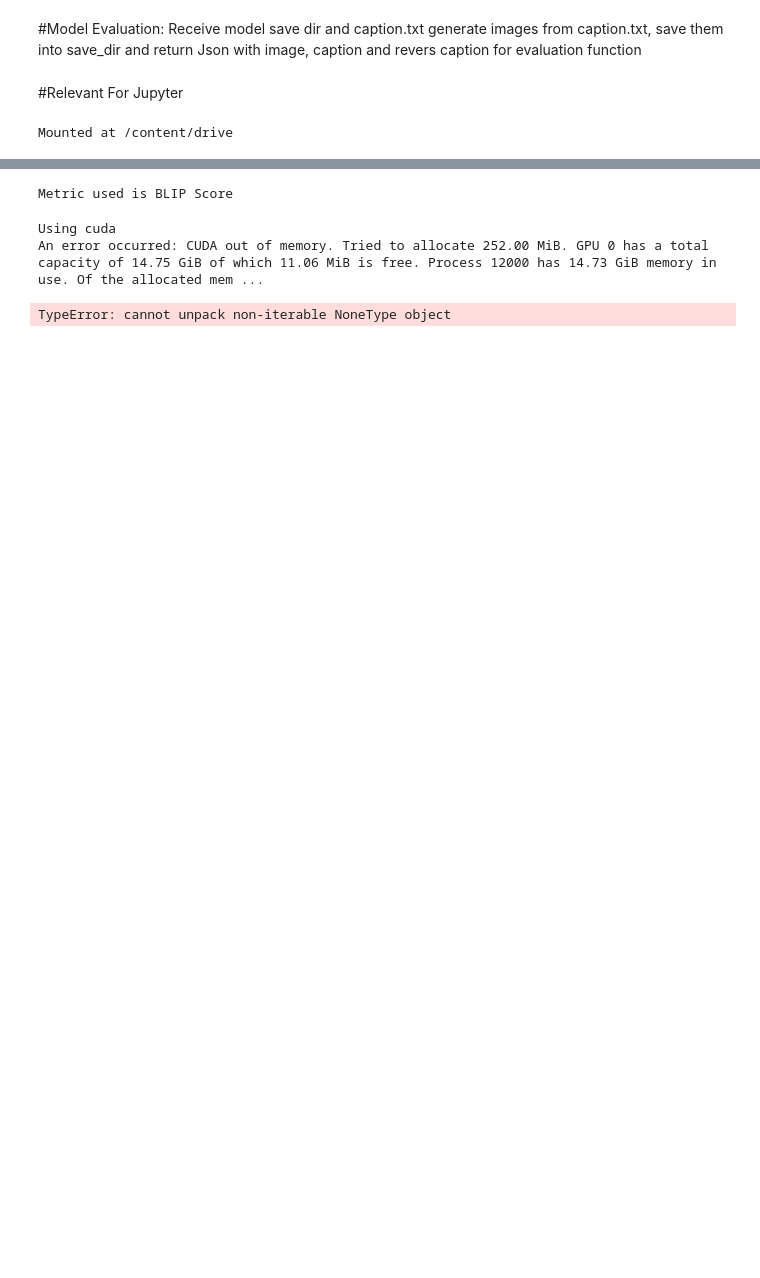
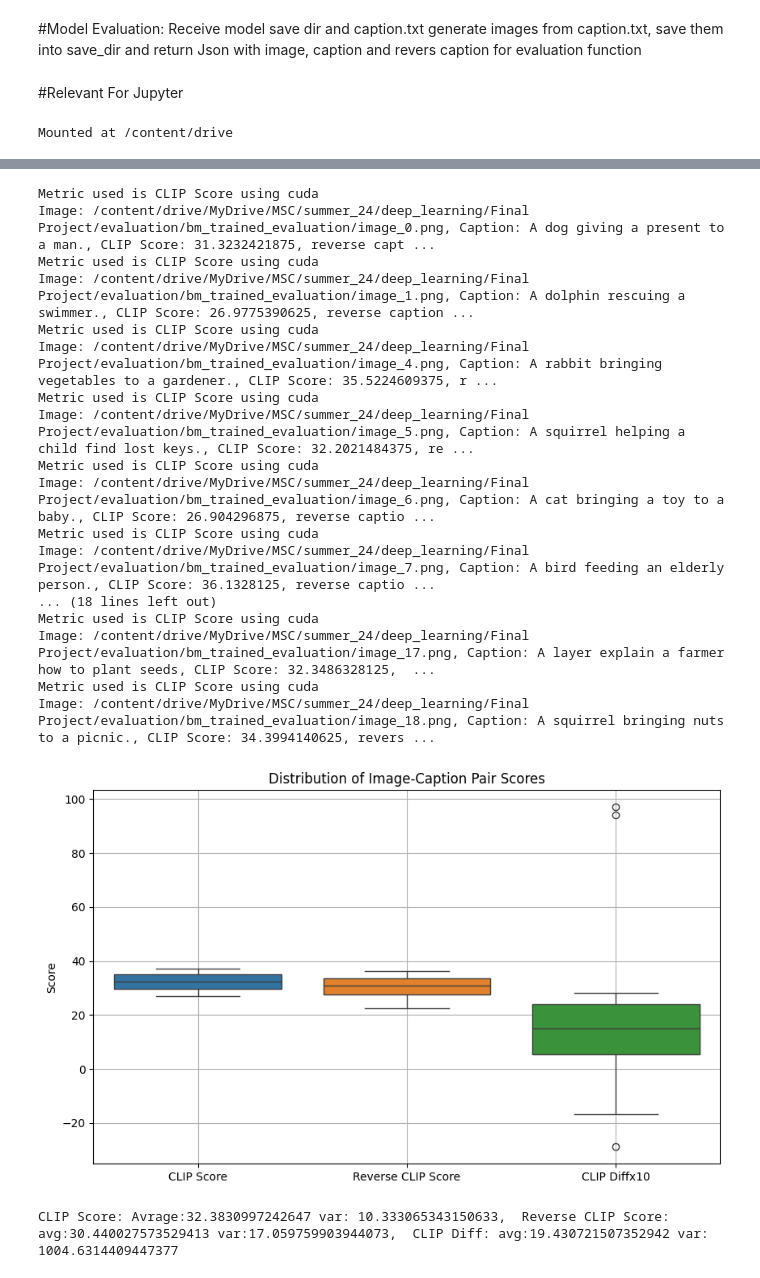
Before and after one commit to nadavo11/Stable-Diffusion-Attribute-Binding, a Jupyter notebook: evaluation/metric_notebook.ipynb, the cells around one changed output, grey strips where cells are left out. Drawn from its saved outputs; the diff is of its cells as text; code cells hidden in the pictures; blank space fills up the shorter version.

Commit message:
Metrics

```diff
--- a/evaluation/metric_notebook.ipynb
+++ b/evaluation/metric_notebook.ipynb
@@ -575,9 +570,27 @@ OSError: Error no file named diffusion_pytorch_model.bin found in directory /roo
+# %%
+trained_bm_dir = f'{current_dir}/bm_trained_evaluation'
+bm_trained_json = f'{trained_bm_dir}/image_data.json'
 # %%
-evaluation(save_dir,json_file,metric ='clip')
+evaluation(trained_bm_dir,bm_trained_json,metric ='clip')
+# %% [output]
+Metric used is CLIP Score using cuda
+Image: /content/drive/MyDrive/MSC/summer_24/deep_learning/Final Project/evaluation/bm_trained_evaluation/image_0.png, Caption: A dog giving a present to a man., CLIP Score: 31.3232421875, reverse capt ...
+Metric used is CLIP Score using cuda
+Image: /content/drive/MyDrive/MSC/summer_24/deep_learning/Final Project/evaluation/bm_trained_evaluation/image_1.png, Caption: A dolphin rescuing a swimmer., CLIP Score: 26.9775390625, reverse caption ...
+Metric used is CLIP Score using cuda
+Image: /content/drive/MyDrive/MSC/summer_24/deep_learning/Final Project/evaluation/bm_trained_evaluation/image_4.png, Caption: A rabbit bringing vegetables to a gardener., CLIP Score: 35.5224609375, r ...
+Metric used is CLIP Score using cuda
+Image: /content/drive/MyDrive/MSC/summer_24/deep_learning/Final Project/evaluation/bm_trained_evaluation/image_5.png, Caption: A squirrel helping a child find lost keys., CLIP Score: 32.2021484375, re ...
+Metric used is CLIP Score using cuda
+Image: /content/drive/MyDrive/MSC/summer_24/deep_learning/Final Project/evaluation/bm_trained_evaluation/image_6.png, Caption: A cat bringing a toy to a baby., CLIP Score: 26.904296875, reverse captio ...
+Metric used is CLIP Score using cuda
+Image: /content/drive/MyDrive/MSC/summer_24/deep_learning/Final Project/evaluation/bm_trained_evaluation/image_7.png, Caption: A bird feeding an elderly person., CLIP Score: 36.1328125, reverse captio ...
+... (18 lines left out)
+Metric used is CLIP Score using cuda
+Image: /content/drive/MyDrive/MSC/summer_24/deep_learning/Final Project/evaluation/bm_trained_evaluation/image_17.png, Caption: A layer explain a farmer how to plant seeds, CLIP Score: 32.3486328125,  ...
+Metric used is CLIP Score using cuda
+Image: /content/drive/MyDrive/MSC/summer_24/deep_learning/Final Project/evaluation/bm_trained_evaluation/image_18.png, Caption: A squirrel bringing nuts to a picnic., CLIP Score: 34.3994140625, revers ...
+[figure, added]
+CLIP Score: Avrage:32.3830997242647 var: 10.333065343150633,  Reverse CLIP Score: avg:30.440027573529413 var:17.059759903944073,  CLIP Diff: avg:19.430721507352942 var: 1004.6314409447377
 # %%
-evaluation(save_dir,json_file,metric ='blip', output_file_name = "blip_output")
+evaluation(trained_bm_dir,bm_trained_json,metric ='blip', output_file_name = "blip_ouput")
-# %% [output]
-Metric used is BLIP Score
-Using cuda
-An error occurred: CUDA out of memory. Tried to allocate 252.00 MiB. GPU 0 has a total capacity of 14.75 GiB of which 11.06 MiB is free. Process 12000 has 14.73 GiB memory in use. Of the allocated mem ...
-TypeError: cannot unpack non-iterable NoneType object
```
Also changed, not shown: parts of 31 cells of this notebook.
